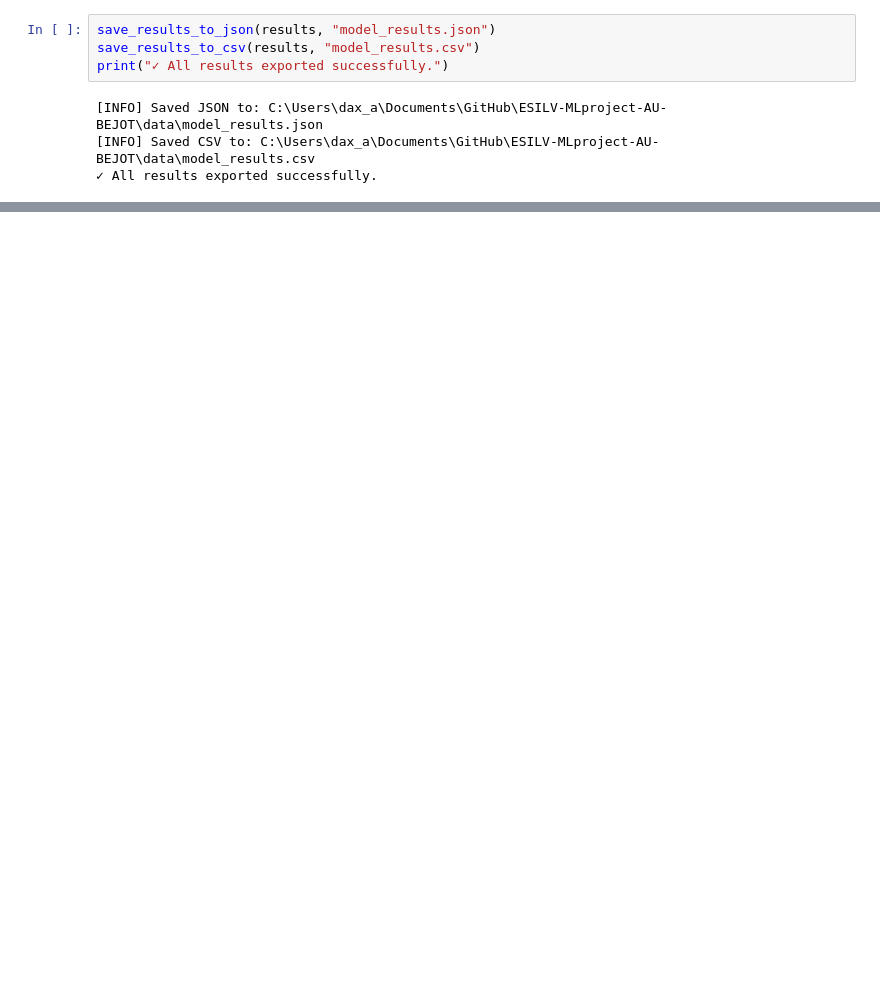
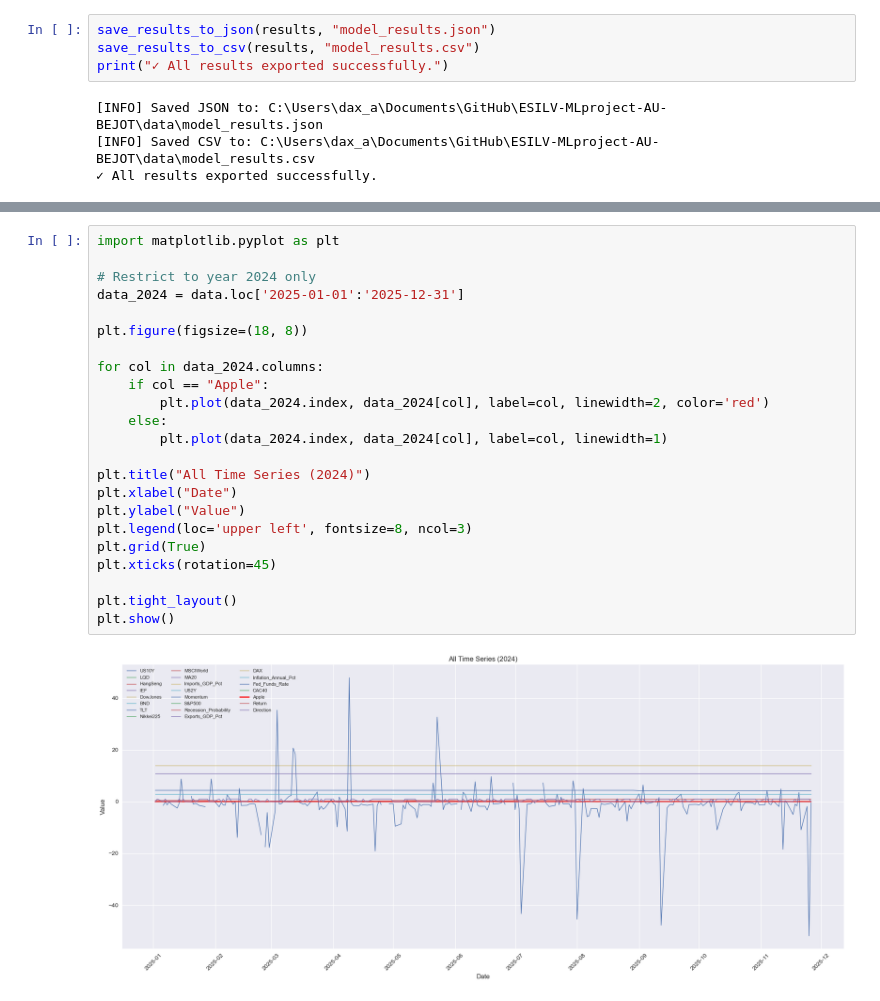
Before and after one commit to daxau/ESILV-MLproject-AU-BEJOT, a Jupyter notebook: notebooks/Step4_ML_ModelClassification.ipynb, the cells around one changed output, grey strips where cells are left out. Cells and saved outputs as stored; diff of their text form; blank space fills up the shorter version.

```diff
--- a/notebooks/Step4_ML_ModelClassification.ipynb
+++ b/notebooks/Step4_ML_ModelClassification.ipynb
@@ -688,0 +739,25 @@ print("✓ All results exported successfully.")
+# %%
+import matplotlib.pyplot as plt
+
+# Restrict to year 2024 only
+data_2024 = data.loc['2025-01-01':'2025-12-31']
+
+plt.figure(figsize=(18, 8))
+
+for col in data_2024.columns:
+    if col == "Apple":
+        plt.plot(data_2024.index, data_2024[col], label=col, linewidth=2, color='red')
+    else:
+        plt.plot(data_2024.index, data_2024[col], label=col, linewidth=1)
+
+plt.title("All Time Series (2024)")
+plt.xlabel("Date")
+plt.ylabel("Value")
+plt.legend(loc='upper left', fontsize=8, ncol=3)
+plt.grid(True)
+plt.xticks(rotation=45)
+
+plt.tight_layout()
+plt.show()
+# %% [output]
+[figure, added]
```
Also changed, not shown: parts of 5 cells of this notebook, 5 other files.
